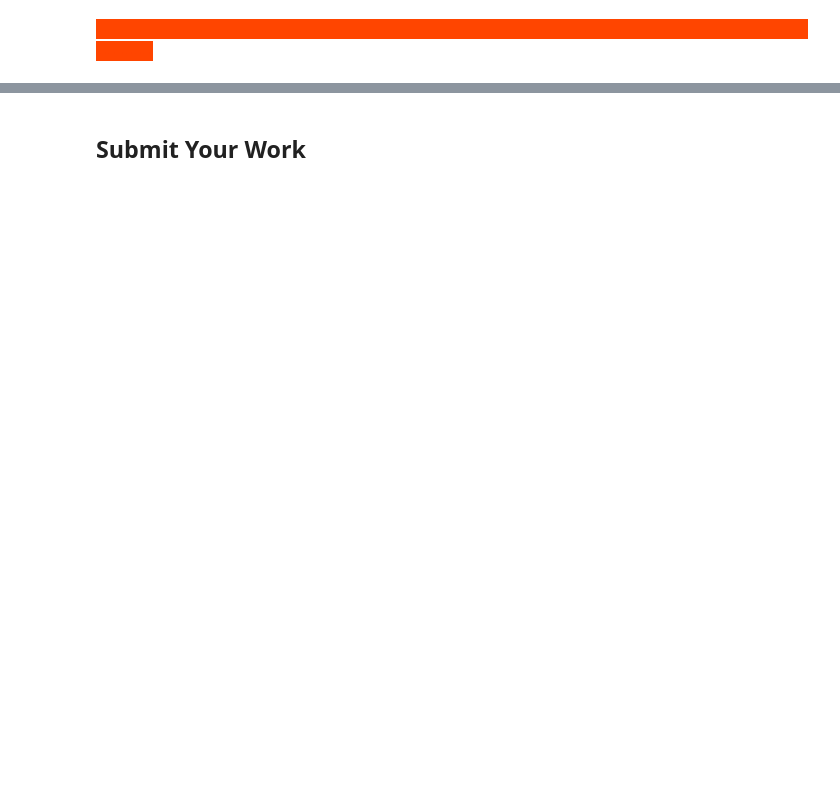
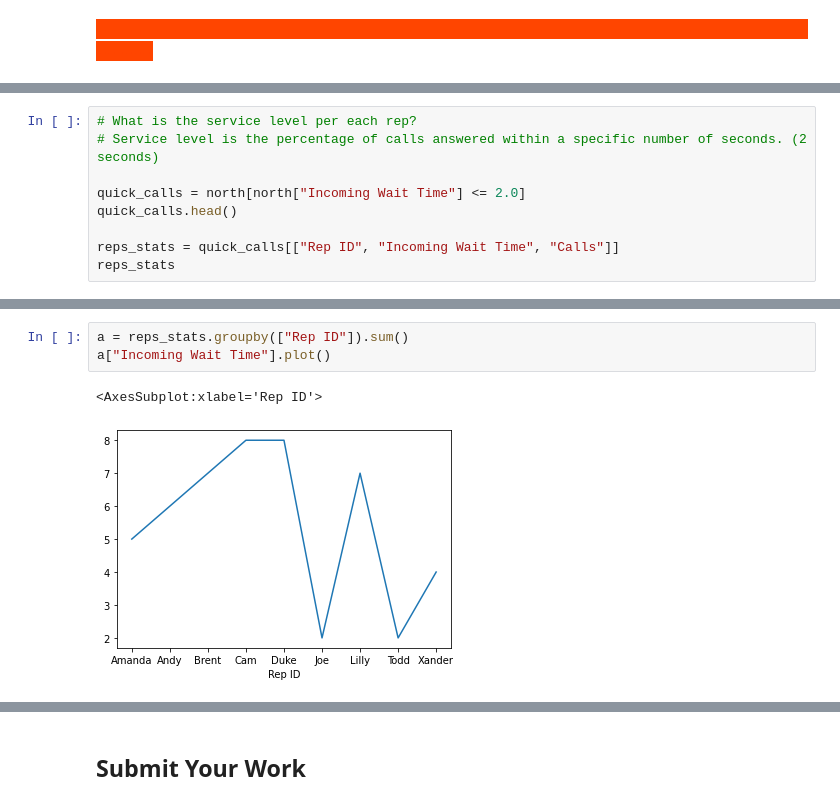
Before and after one commit to gildedgardenia/DA-Assignment-2, a Jupyter notebook: Assignment-2-Solutions.ipynb, the cells around one changed output, grey strips where cells are left out. Cells and saved outputs as stored; diff of their text form; blank space fills up the shorter version.

```diff
--- a/Assignment-2-Solutions.ipynb
+++ b/Assignment-2-Solutions.ipynb
@@ -268,0 +258,9 @@ For each chart you created, eplain why you chose the chart style.
+# %%
+# What is the service level per each rep?
+# Service level is the percentage of calls answered within a specific number of seconds. (2 seconds)
+
+quick_calls = north[north["Incoming Wait Time"] <= 2.0]
+quick_calls.head()
+
+reps_stats = quick_calls[["Rep ID", "Incoming Wait Time", "Calls"]]
+reps_stats
@@ -268,0 +285,6 @@ For each chart you created, eplain why you chose the chart style.
+# %%
+a = reps_stats.groupby(["Rep ID"]).sum()
+a["Incoming Wait Time"].plot()
+# %% [output]
+<AxesSubplot:xlabel='Rep ID'>
+[figure, added]
```
Also changed, not shown: parts of 44 cells of this notebook.
